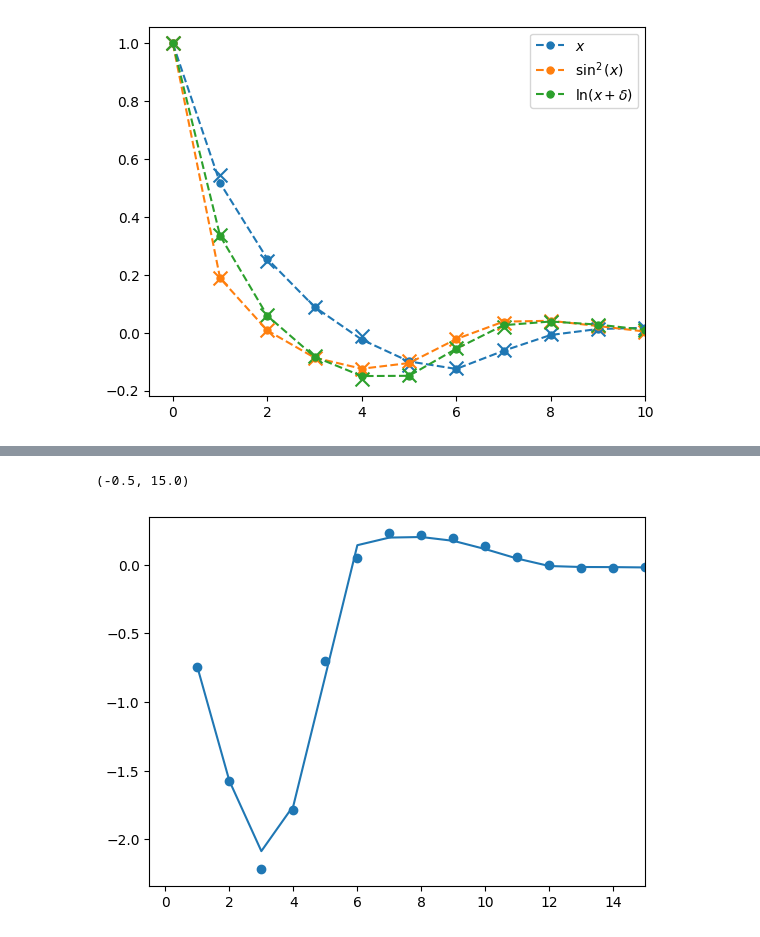
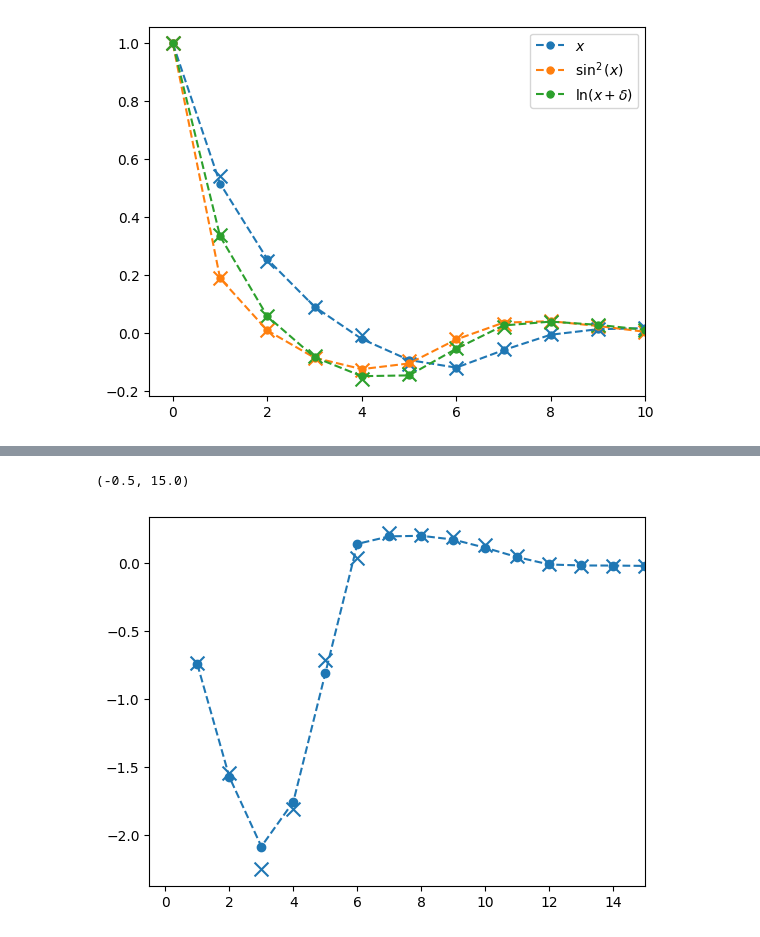
Before and after one commit to niccozagli/KoopmanismResponse, a Jupyter notebook: notebooks/OneDimensionalMap.ipynb, the cells around one changed output, grey strips where cells are left out. Cells and saved outputs as stored; diff of their text form; code cells hidden in the pictures.

```diff
--- a/notebooks/OneDimensionalMap.ipynb
+++ b/notebooks/OneDimensionalMap.ipynb
@@ -152,9 +152,9 @@ G_reconstruction = np.stack( [np.real( np.asarray( [Koop_rec(t) for t in t_resp]
 # %%
 fig, ax = plt.subplots()
 i = 0
-ax.plot(t_resp,G[:,i])
-ax.scatter(t_resp,G_reconstruction[:,i])
+ax.plot(t_resp,G[:,i],'--o')
+ax.scatter(t_resp,G_reconstruction[:,i],s=100,marker="x")
 ax.set_xlim(-0.5,15)
 # %% [output]
 (-0.5, 15.0)
-[figure, old version]
+[figure, new version]
```
Also changed, not shown: parts of 4 cells of this notebook, 4 other files.
